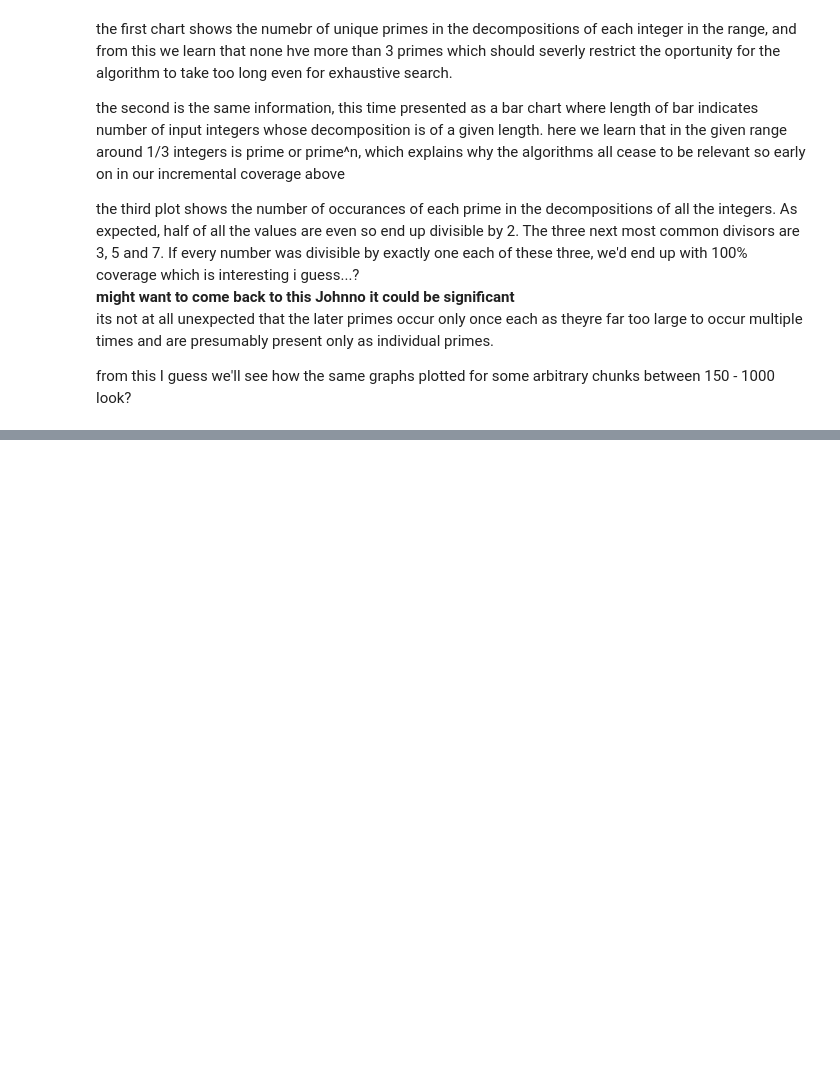
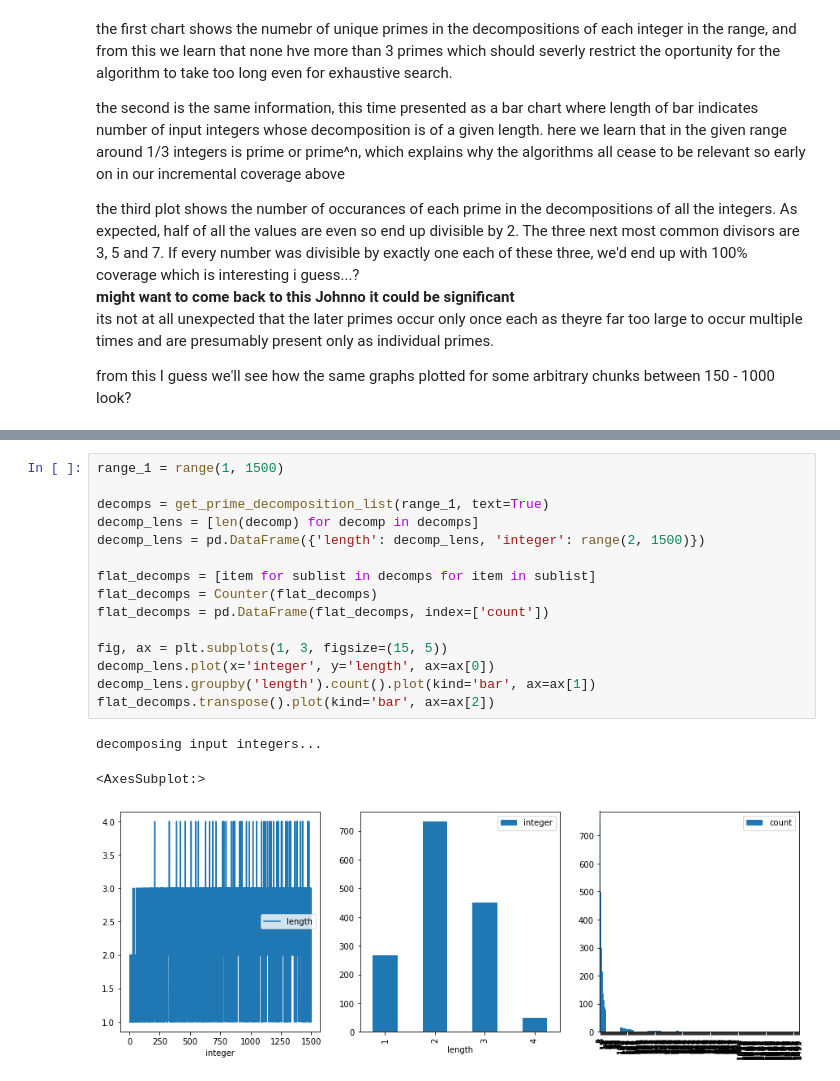
Before and after one commit to JohnStokes228/minimum_prime_hit_set, a Jupyter notebook: algorithm_comparisons.ipynb, the cells around one changed output, grey strips where cells are left out. Saved outputs shown, nothing was run; the diff lists cells and outputs as text; blank space fills up the shorter version.

```diff
--- a/algorithm_comparisons.ipynb
+++ b/algorithm_comparisons.ipynb
@@ -368,0 +405,19 @@ from this I guess we'll see how the same graphs plotted for some arbitrary chunk
+# %%
+range_1 = range(1, 1500)
+
+decomps = get_prime_decomposition_list(range_1, text=True)
+decomp_lens = [len(decomp) for decomp in decomps]
+decomp_lens = pd.DataFrame({'length': decomp_lens, 'integer': range(2, 1500)})
+
+flat_decomps = [item for sublist in decomps for item in sublist]
+flat_decomps = Counter(flat_decomps)
+flat_decomps = pd.DataFrame(flat_decomps, index=['count'])
+
+fig, ax = plt.subplots(1, 3, figsize=(15, 5))
+decomp_lens.plot(x='integer', y='length', ax=ax[0])
+decomp_lens.groupby('length').count().plot(kind='bar', ax=ax[1])
+flat_decomps.transpose().plot(kind='bar', ax=ax[2])
+# %% [output]
+decomposing input integers...
+<AxesSubplot:>
+[figure, added]
```
Also changed, not shown: parts of 3 cells of this notebook.
